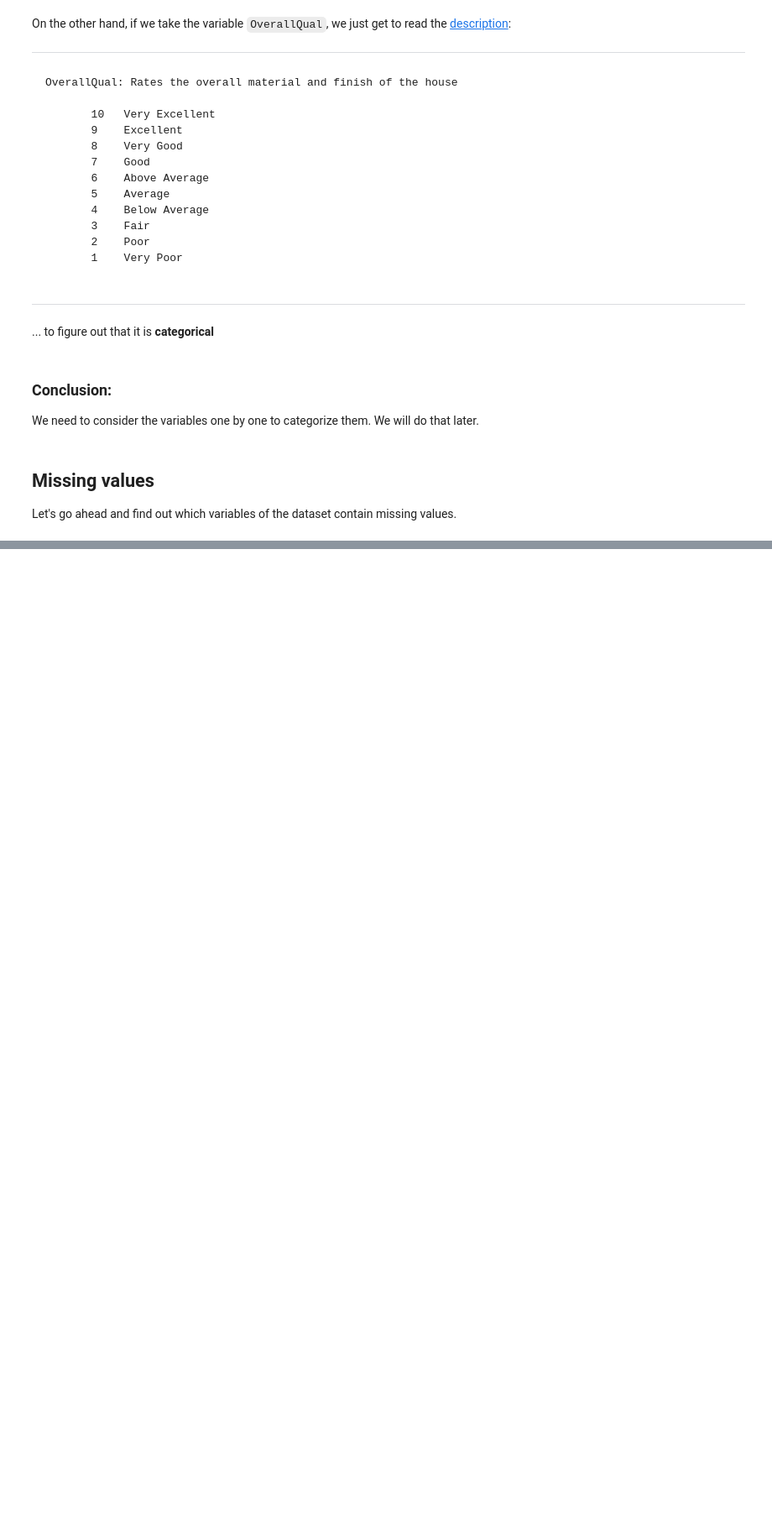
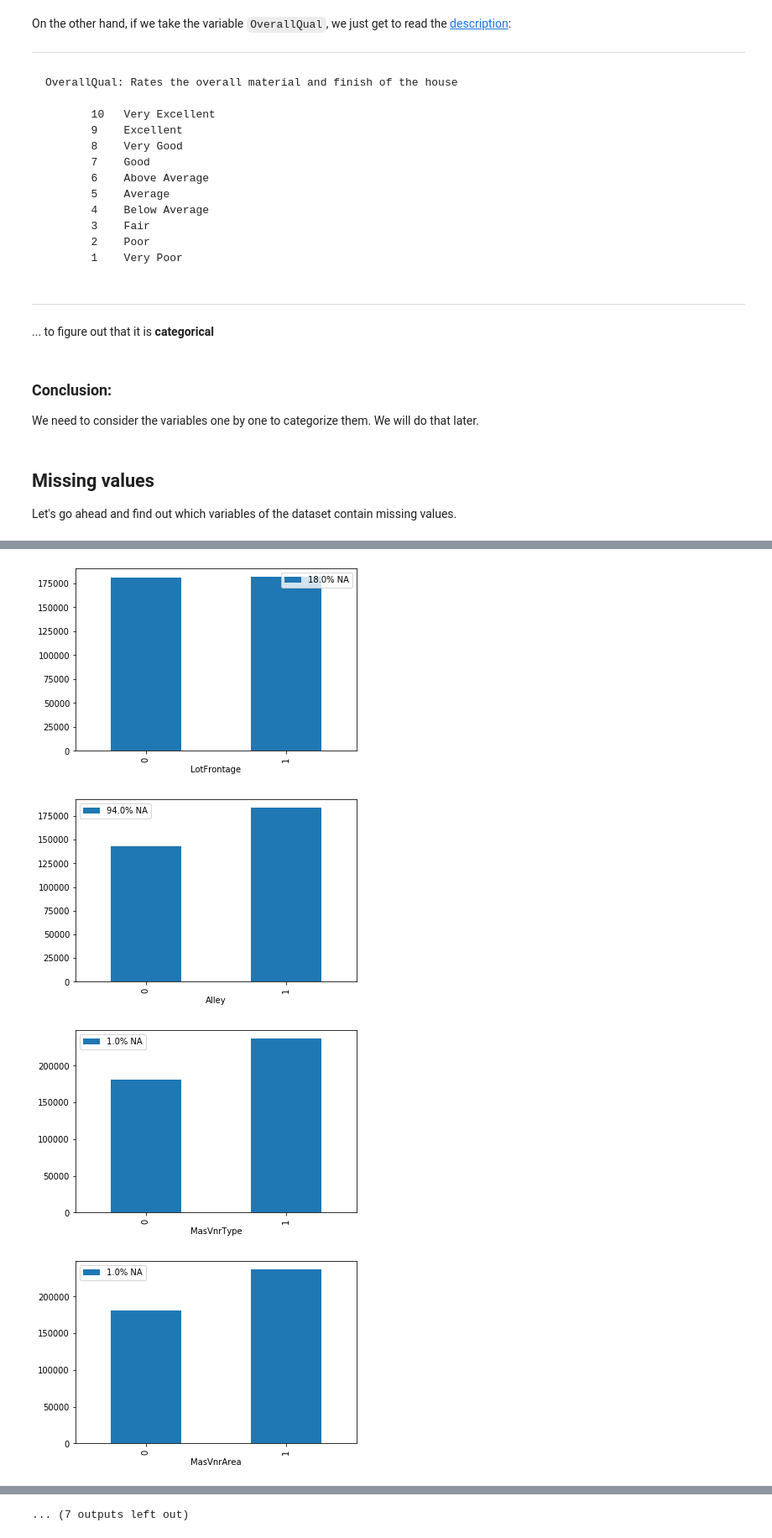
Before and after one commit to lohiermichael/house-prices-prediction, a Jupyter notebook: notebooks/1.data_analysis.ipynb, the cells around one changed output, grey strips where cells are left out. Shown at 84% size. Saved outputs shown, nothing was run; the diff lists cells and outputs as text; code cells hidden in the pictures; blank space fills up the shorter version.

```diff
--- a/notebooks/1.data_analysis.ipynb
+++ b/notebooks/1.data_analysis.ipynb
@@ -176,0 +211,30 @@ Let's go ahead and find out which variables of the dataset contain missing value
+# %%
+def analyse_na_value(df, var):
+
+    df = df.copy()
+
+    # Keep the percentage of missing values for the variable
+    percent_na = round((df[var].isnull().sum()/len(df))*100)
+
+    # Make a variable that indicates 1 if the observation was missing or zero otherwise
+    df[var] = np.where(df[var].isnull(), 1, 0)
+
+    # Compare the average SalePrice in the observations where data is missing
+    # vs the observations where a value is available
+
+
+    df.groupby(var)['SalePrice'].mean().plot(kind='bar', label=f'{percent_na}% NA')
+    plt.legend(loc='best')
+
+    plt.show()
+
+vars_with_na = [var for var in data.columns if data[var].isnull().sum() >0]
+
+for var in vars_with_na:
+    plt.subplot()
+    analyse_na_value(data, var)
+# %% [output]
+[figure, added]
+[figure, added]
+[figure, added]
+[figure, added]
@@ -176,0 +249 @@ Let's go ahead and find out which variables of the dataset contain missing value
+... (7 outputs left out)
```
Also changed, not shown: parts of 9 cells of this notebook.
